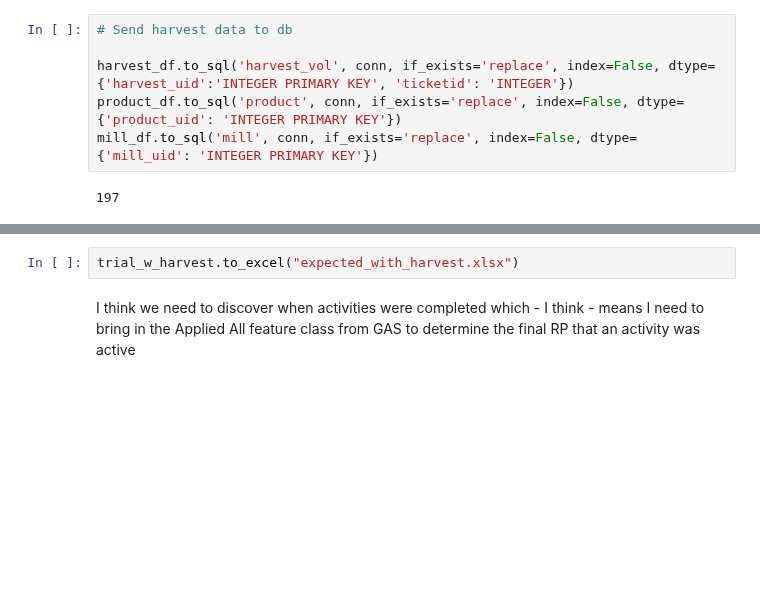
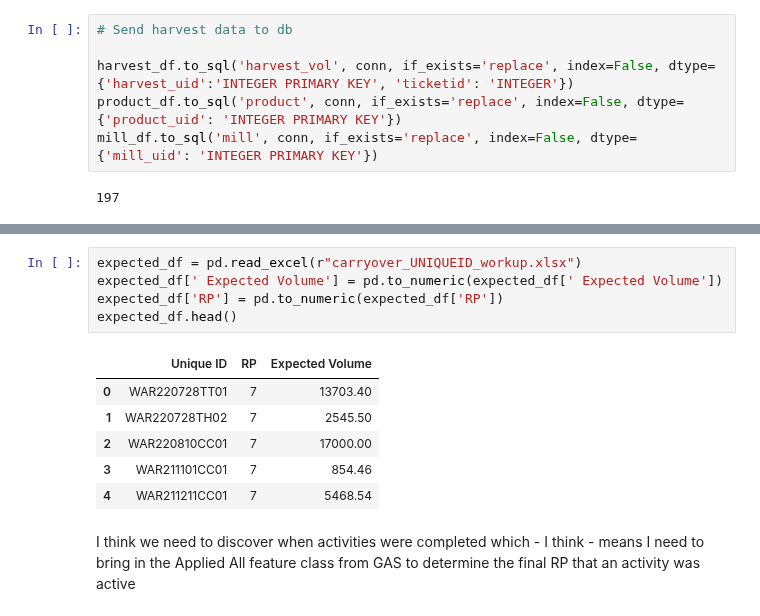
Before and after one commit to BilyBrown/sqlite3-tutorial, a Jupyter notebook: make_db_trial_v0.ipynb, the cells around one changed output, grey strips where cells are left out. Cells and saved outputs as stored; diff of their text form; blank space fills up the shorter version.

```diff
--- a/make_db_trial_v0.ipynb
+++ b/make_db_trial_v0.ipynb
@@ -804,4 +692,14 @@ trial_w_harvest[(trial_w_harvest['difference'] > 0) & (trial_w_harvest['Status']
-# %%
-trial_w_harvest.to_excel("expected_with_harvest.xlsx")
+# %%
+expected_df = pd.read_excel(r"carryover_UNIQUEID_workup.xlsx")
+expected_df[' Expected Volume'] = pd.to_numeric(expected_df[' Expected Volume'])
+expected_df['RP'] = pd.to_numeric(expected_df['RP'])
+expected_df.head()
+# %% [output]
+|  | Unique ID | RP | Expected Volume |
+| 0 | WAR220728TT01 | 7 | 13703.40 |
+| 1 | WAR220728TH02 | 7 | 2545.50 |
+| 2 | WAR220810CC01 | 7 | 17000.00 |
+| 3 | WAR211101CC01 | 7 | 854.46 |
+| 4 | WAR211211CC01 | 7 | 5468.54 |
 # %% [markdown]
 I think we need to discover when activities were completed which - I think - means I need to bring in the Applied All feature class from GAS to determine the final RP that an activity was active
```
Also changed, not shown: parts of 42 cells of this notebook.
